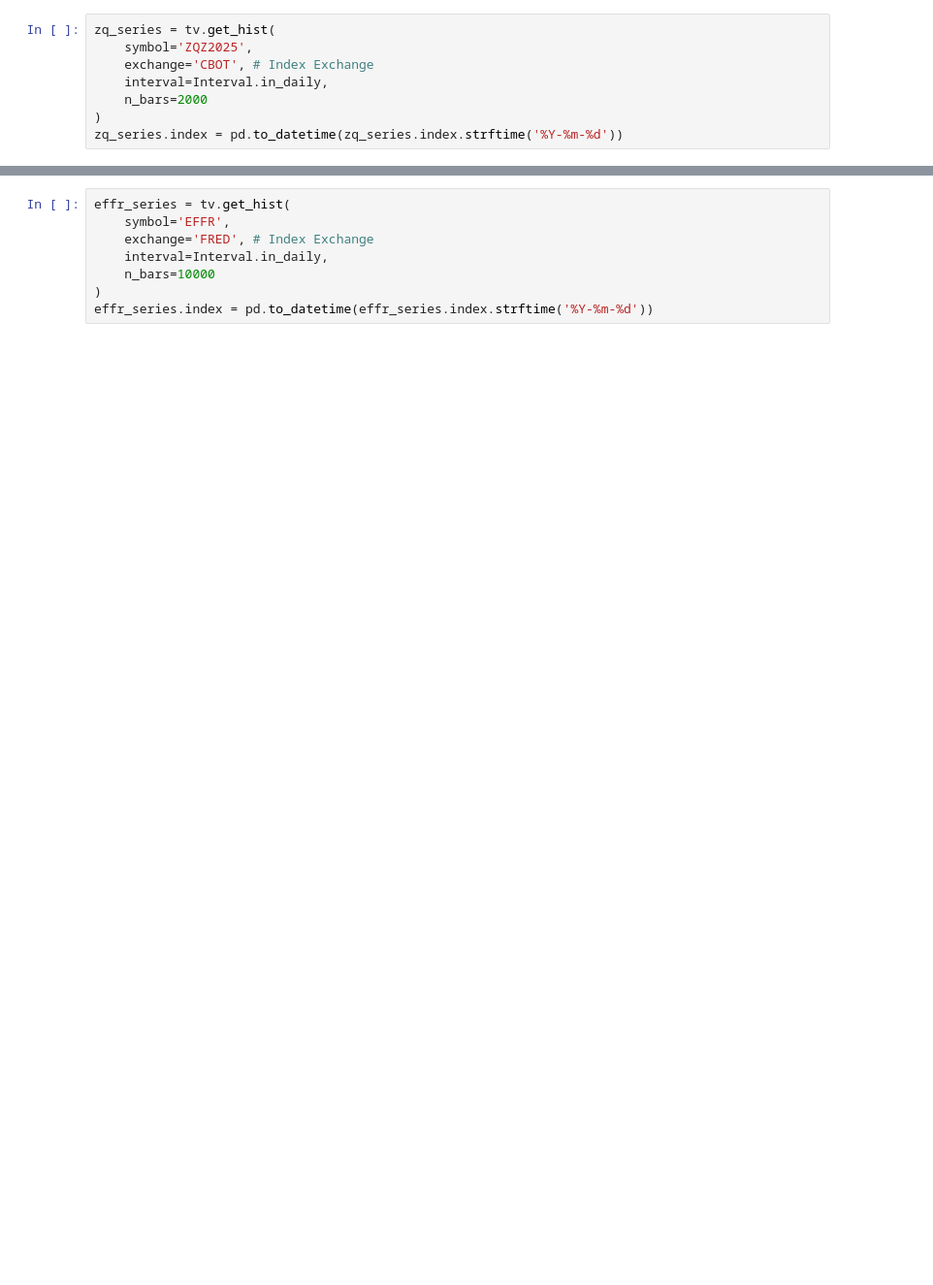
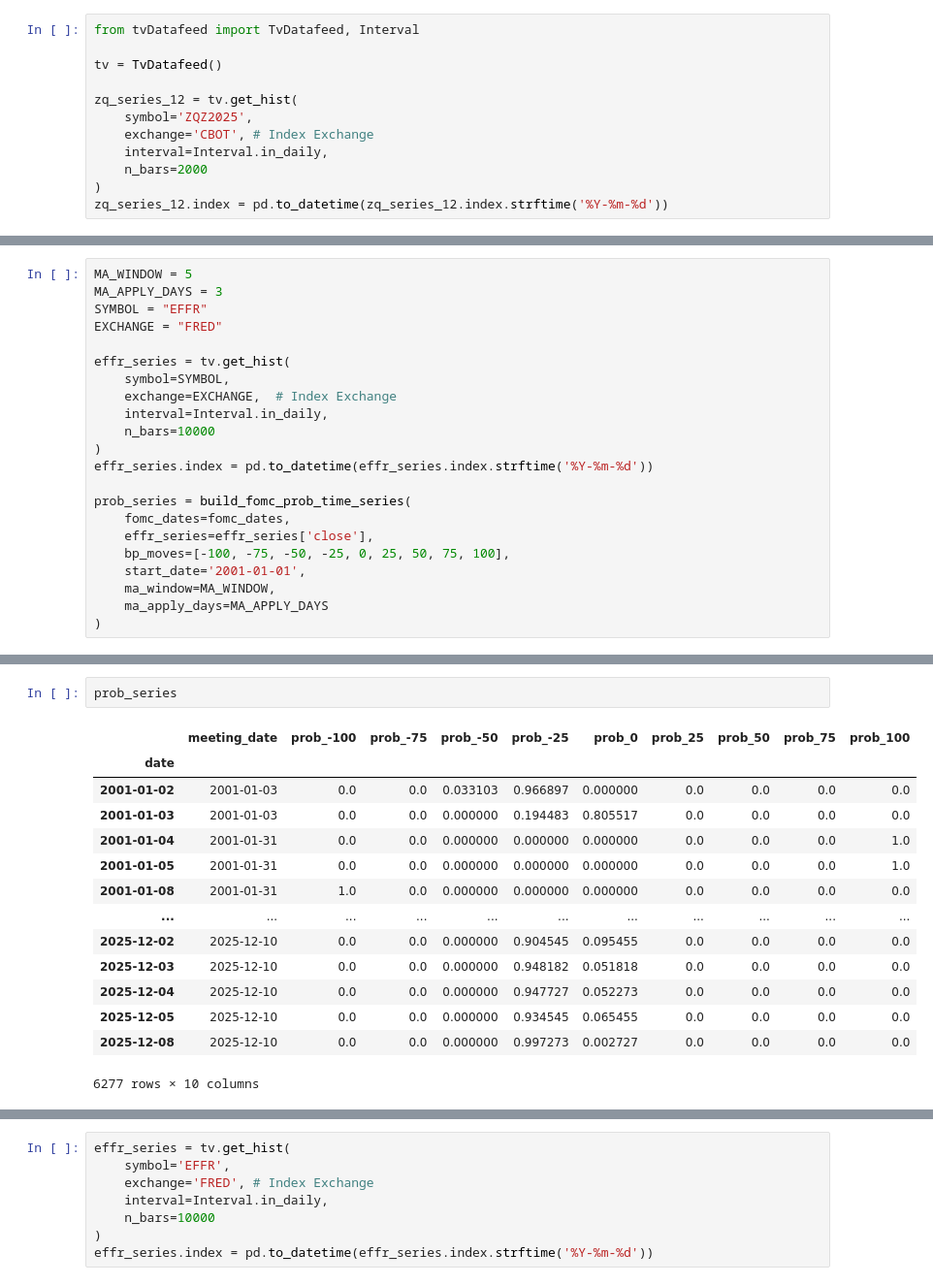
Before and after one commit to Tommylee1013/FedInterestCutProb, a Jupyter notebook: Note/get probs.ipynb, the cells around one changed output, grey strips where cells are left out. Shown at 97% size. Drawn from its saved outputs; the diff is of its cells as text; blank space fills up the shorter version.

```diff
--- a/Note/get probs.ipynb
+++ b/Note/get probs.ipynb
@@ -524,8 +524,12 @@ WARNING:tvDatafeed.main:you are using nologin method, data you access may be lim
 # %%
-zq_series = tv.get_hist(
+from tvDatafeed import TvDatafeed, Interval
+
+tv = TvDatafeed()
+
+zq_series_12 = tv.get_hist(
     symbol='ZQZ2025',
     exchange='CBOT', # Index Exchange
     interval=Interval.in_daily,
     n_bars=2000
 )
-zq_series.index = pd.to_datetime(zq_series.index.strftime('%Y-%m-%d'))
+zq_series_12.index = pd.to_datetime(zq_series_12.index.strftime('%Y-%m-%d'))
@@ -531,0 +792,22 @@ zq_series.index = pd.to_datetime(zq_series.index.strftime('%Y-%m-%d'))
+# %%
+MA_WINDOW = 5
+MA_APPLY_DAYS = 3
+SYMBOL = "EFFR"
+EXCHANGE = "FRED"
+
+effr_series = tv.get_hist(
+    symbol=SYMBOL,
+    exchange=EXCHANGE,  # Index Exchange
+    interval=Interval.in_daily,
+    n_bars=10000
+)
+effr_series.index = pd.to_datetime(effr_series.index.strftime('%Y-%m-%d'))
+
+prob_series = build_fomc_prob_time_series(
+    fomc_dates=fomc_dates,
+    effr_series=effr_series['close'],
+    bp_moves=[-100, -75, -50, -25, 0, 25, 50, 75, 100],
+    start_date='2001-01-01',
+    ma_window=MA_WINDOW,
+    ma_apply_days=MA_APPLY_DAYS
+)
@@ -531,0 +816,17 @@ zq_series.index = pd.to_datetime(zq_series.index.strftime('%Y-%m-%d'))
+# %%
+prob_series
+# %% [output]
+|  | meeting_date | prob_-100 | prob_-75 | prob_-50 | prob_-25 | prob_0 | prob_25 | prob_50 | prob_75 | prob_100 |
+| date |  |  |  |  |  |  |  |  |  |  |
+| 2001-01-02 | 2001-01-03 | 0.0 | 0.0 | 0.033103 | 0.966897 | 0.000000 | 0.0 | 0.0 | 0.0 | 0.0 |
+| 2001-01-03 | 2001-01-03 | 0.0 | 0.0 | 0.000000 | 0.194483 | 0.805517 | 0.0 | 0.0 | 0.0 | 0.0 |
+| 2001-01-04 | 2001-01-31 | 0.0 | 0.0 | 0.000000 | 0.000000 | 0.000000 | 0.0 | 0.0 | 0.0 | 1.0 |
+| 2001-01-05 | 2001-01-31 | 0.0 | 0.0 | 0.000000 | 0.000000 | 0.000000 | 0.0 | 0.0 | 0.0 | 1.0 |
+| 2001-01-08 | 2001-01-31 | 1.0 | 0.0 | 0.000000 | 0.000000 | 0.000000 | 0.0 | 0.0 | 0.0 | 0.0 |
+| ... | ... | ... | ... | ... | ... | ... | ... | ... | ... | ... |
+| 2025-12-02 | 2025-12-10 | 0.0 | 0.0 | 0.000000 | 0.904545 | 0.095455 | 0.0 | 0.0 | 0.0 | 0.0 |
+| 2025-12-03 | 2025-12-10 | 0.0 | 0.0 | 0.000000 | 0.948182 | 0.051818 | 0.0 | 0.0 | 0.0 | 0.0 |
+| 2025-12-04 | 2025-12-10 | 0.0 | 0.0 | 0.000000 | 0.947727 | 0.052273 | 0.0 | 0.0 | 0.0 | 0.0 |
+| 2025-12-05 | 2025-12-10 | 0.0 | 0.0 | 0.000000 | 0.934545 | 0.065455 | 0.0 | 0.0 | 0.0 | 0.0 |
+| 2025-12-08 | 2025-12-10 | 0.0 | 0.0 | 0.000000 | 0.997273 | 0.002727 | 0.0 | 0.0 | 0.0 | 0.0 |
+6277 rows × 10 columns
```
Also changed, not shown: parts of 9 cells of this notebook, 6 other files.
